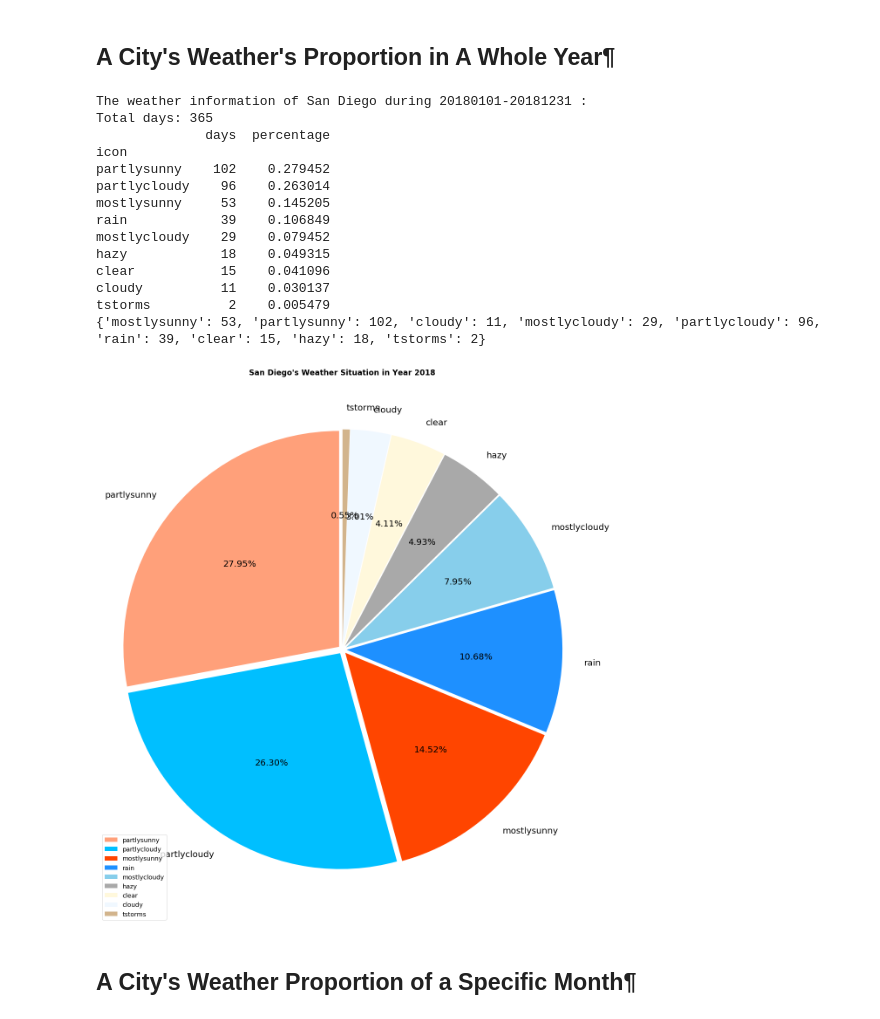
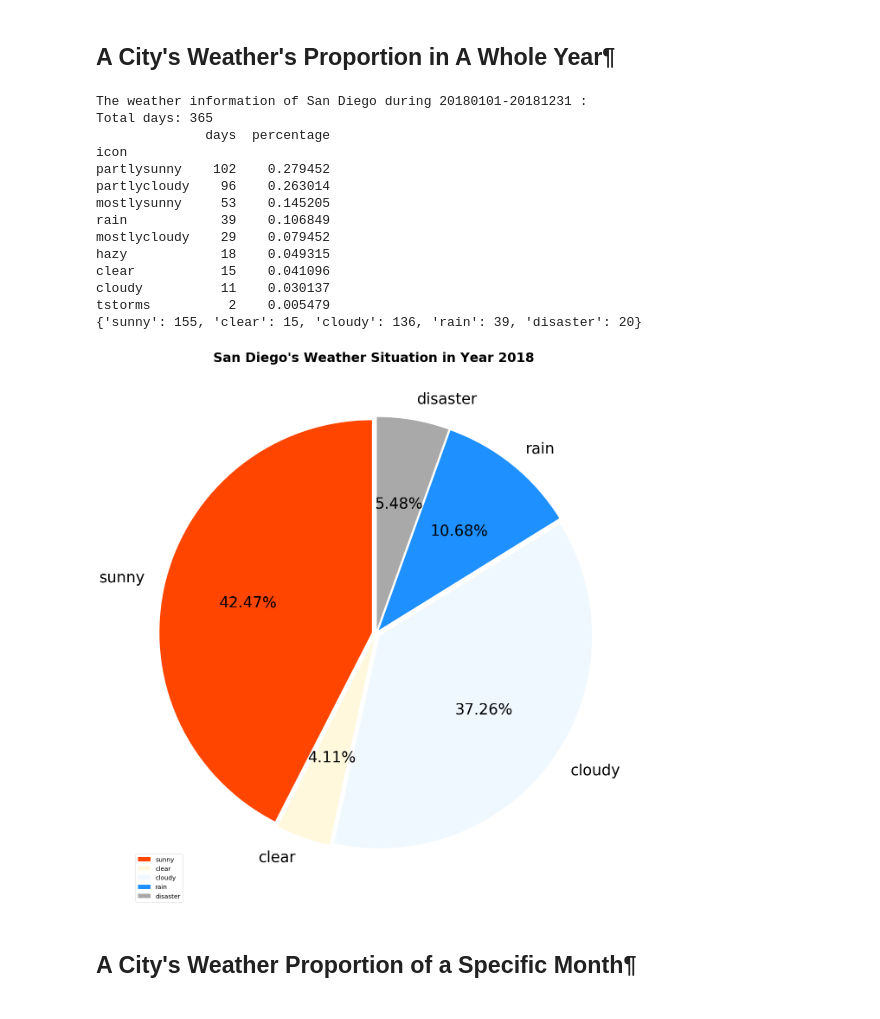
Before and after one commit to WFighter909/ECE-143-Group-10, a Jupyter notebook: Data Visualization.ipynb, the cells around one changed output. Drawn from its saved outputs; the diff is of its cells as text; code cells hidden in the pictures.

```diff
--- a/Data Visualization.ipynb
+++ b/Data Visualization.ipynb
@@ -18,60 +18,62 @@ fname = 'pics/{}/weather/y{}_pie.jpg'.format(city,year)
 
 # Code
 if not os.path.exists('pics/{}/weather/'.format(city)):
     os.makedirs('pics/{}/weather/'.format(city))
 year_start, year_end = get_yearly_start_end(year=year)
 weather_info = get_info(city, year_start, year_end, info_type='weather')
 
 keys = weather_info.index.tolist()
 values = weather_info.days.tolist()
 kv_map = dict([(list(weather_color_refer.keys())[i], 0) for i in range(len(weather_color_refer.keys()))])
 for i in range(len(keys)):
     kv_map[keys[i]] = values[i]
 new_map = {'sunny':kv_map['mostlysunny']+kv_map['partlysunny'],
            'clear':kv_map['clear'],
            'cloudy':kv_map['cloudy']+kv_map['mostlycloudy']+kv_map['partlycloudy'],
            'rain':kv_map['rain'],
-           ''}
-print(kv_map)
+           'disaster':kv_map['hazy']+kv_map['tstorms']}
+
+print(new_map)
+keys = list(new_map.keys())
+values = list(new_map.values())
+
+# Plot
+plt.figure(figsize=(20,23))
+color_list = list(new_weather_color_refer[k] for k in keys)
+patches,label_text,percent_text = plt.pie(values,
+                                          explode= tuple([0.02]*len(keys)),
+                                          labels=keys,
+                                          colors=color_list,
+                                          autopct = '%3.2f%%', #digits
+                                          shadow = False, #No Shadow
+                                          startangle =90, #reverse start angle
+                                          pctdistance = 0.6) #数值距圆心半径倍数距离
+plt.axis('equal')
+plt.legend(loc='lower left',fontsize='x-large')
+for t in label_text:
+    t.set_size(35)
+for t in percent_text:
+    t.set_size(35)
+title_str = '{}\'s Weather Situation in Year {}'.format(code_city_refer[city], year)
+plt.title(title_str,fontsize=30,fontweight='bold')
+#plt.savefig(fname)
+plt.show()
 # %% [output]
 The weather information of San Diego during 20180101-20181231 :
 Total days: 365
               days  percentage
 icon
 partlysunny    102    0.279452
 partlycloudy    96    0.263014
 mostlysunny     53    0.145205
 rain            39    0.106849
 mostlycloudy    29    0.079452
 hazy            18    0.049315
 clear           15    0.041096
 cloudy          11    0.030137
 tstorms          2    0.005479
-{'mostlysunny': 53, 'partlysunny': 102, 'cloudy': 11, 'mostlycloudy': 29, 'partlycloudy': 96, 'rain': 39, 'clear': 15, 'hazy': 18, 'tstorms': 2}
+{'sunny': 155, 'clear': 15, 'cloudy': 136, 'rain': 39, 'disaster': 20}
+[figure, added]
-# %%
-# Plot
-plt.figure(figsize=(20,23))
-color_list = list(weather_color_refer[k] for k in keys)
-patches,label_text,percent_text = plt.pie(values,
-                                          explode= tuple([0.02]*len(keys)),
-                                          labels=keys,
-                                          colors=color_list,
-                                          autopct = '%3.2f%%', #digits
-                                          shadow = False, #No Shadow
-                                          startangle =90, #reverse start angle
-                                          pctdistance = 0.6) #数值距圆心半径倍数距离
-plt.axis('equal')
-plt.legend(loc='lower left',fontsize='x-large')
-for t in label_text:
-    t.set_size(20)
-for t in percent_text:
-    t.set_size(20)
-title_str = '{}\'s Weather Situation in Year {}'.format(code_city_refer[city], year)
-plt.title(title_str,fontsize='xx-large',fontweight='bold')
-#plt.savefig(fname)
-plt.show()
-# %% [output]
-[figure, removed]
 # %% [markdown]
 ## A City's Weather Proportion of a Specific Month¶
 # %%
```
Also changed, not shown: parts of 7 cells of this notebook, 36 other files.
